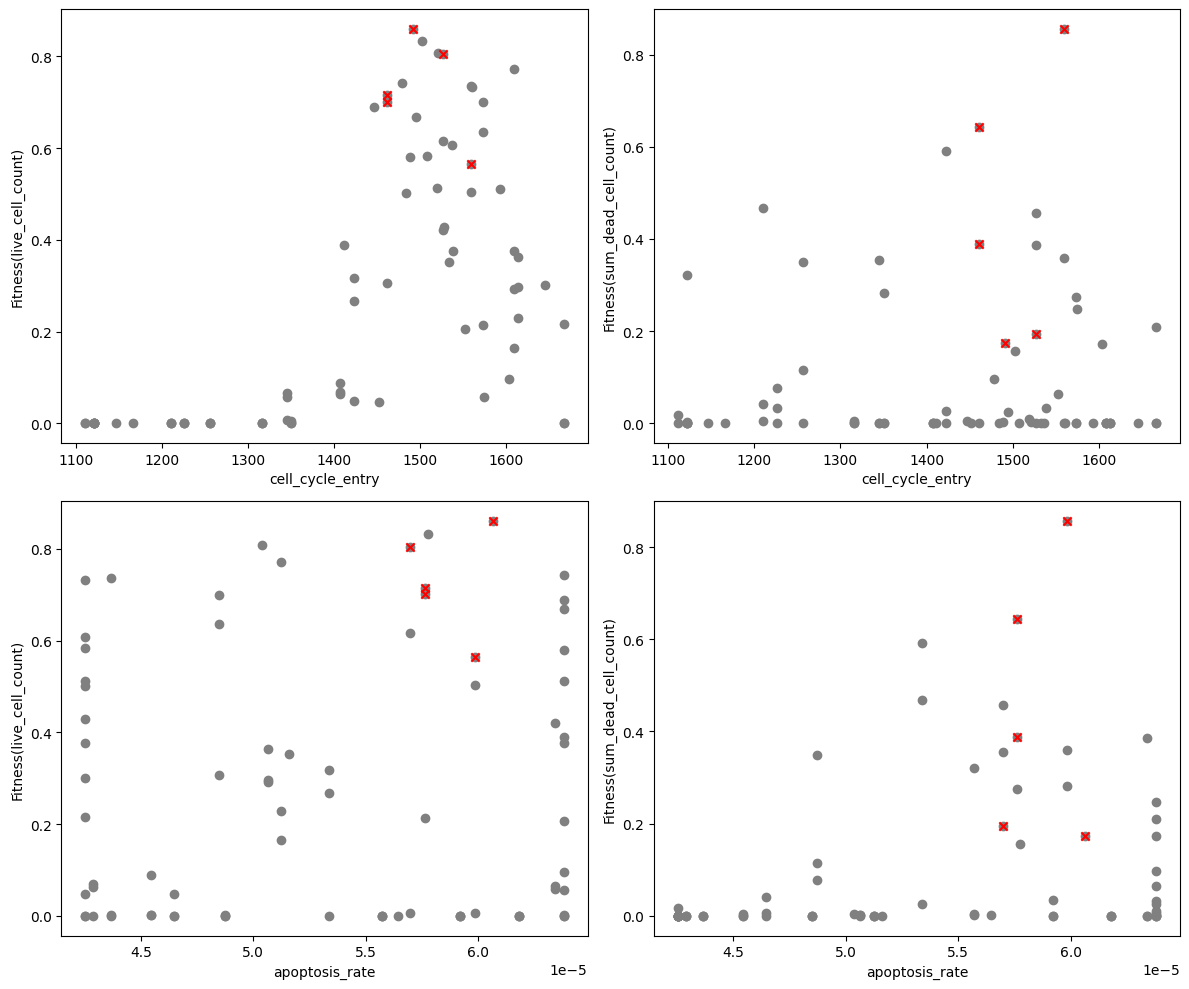
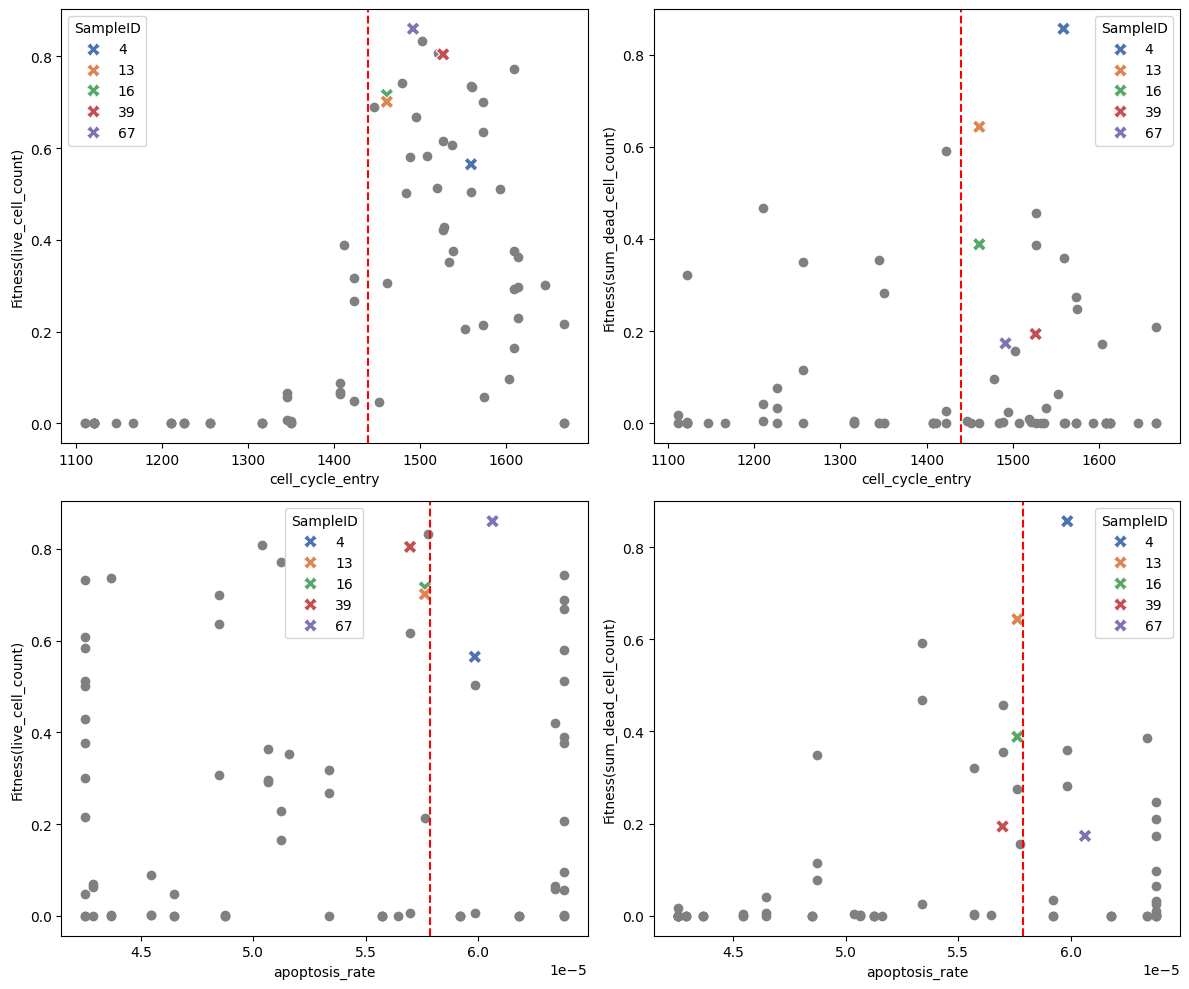
The notebook cell's code change between the first figure and the second:
--- before
+++ after
@@ -6,4 +6,6 @@
         print(f"Plotting {param} vs {qoi}")
         plot_parameter_vs_fitness(df_samples, df_output, param, qoi, samples_id=pareto_data['pareto_front']['sample_ids'], axis= axes[i, j])
+        # Plot real value
+        axes[i, j].axvline(dic_real_value[param], color='red', linestyle='--', label='Real Value')
 
 # Ensure proper layout and save the figure

Commit: - zoom in on QoIs plot - plot vertical line on ref parameters value. - plot Pareto front - run and plot the Pareto points